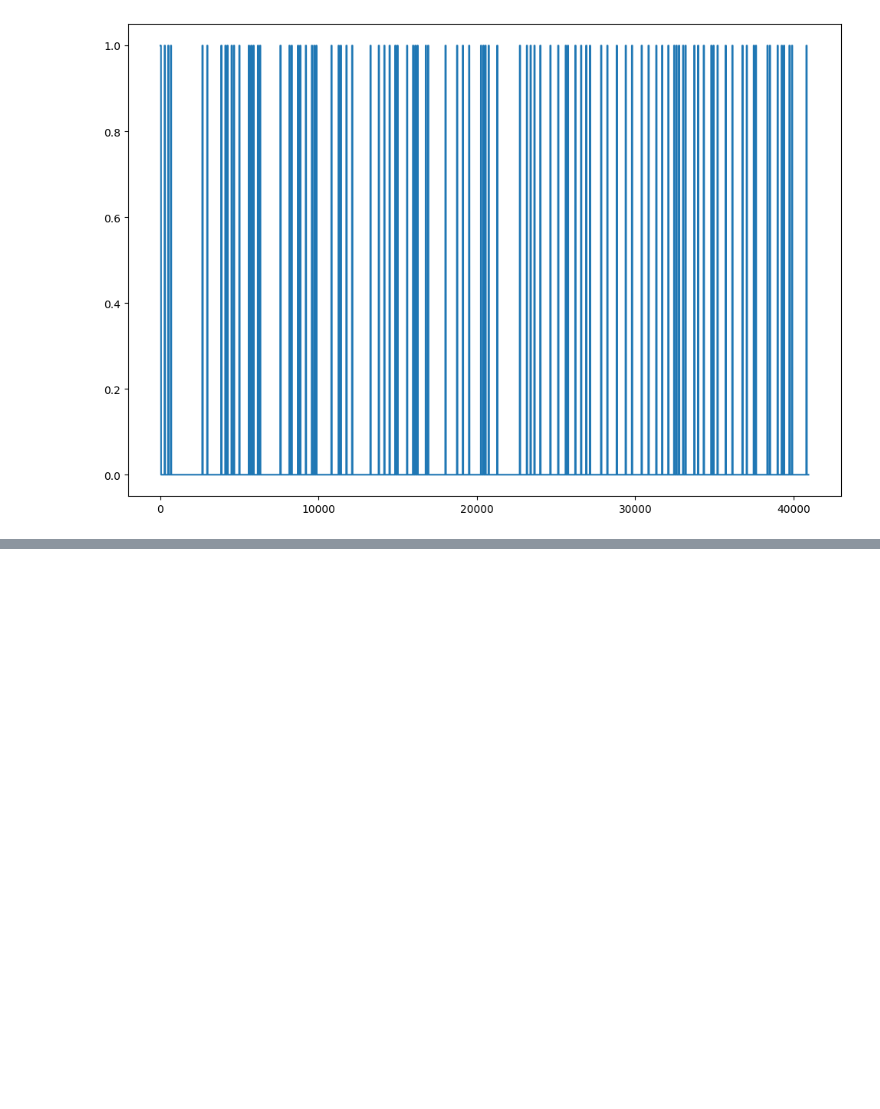
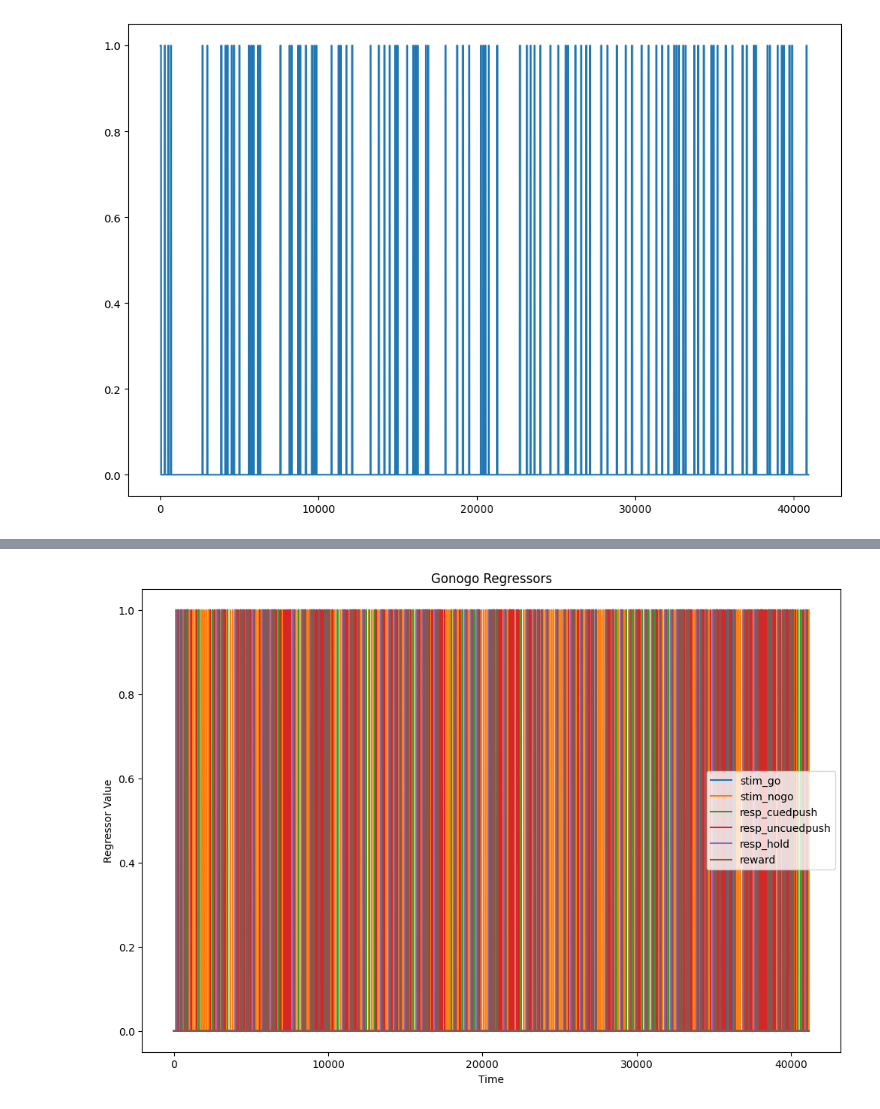
Before and after one commit to DuguidLab/visiomode_analysis, a Jupyter notebook: exploratory/session-regressors.ipynb, the cells around one changed output, grey strips where cells are left out. Drawn from its saved outputs; the diff is of its cells as text; code cells hidden in the pictures; blank space fills up the shorter version.

Commit message:
vectorise regressor generation

```diff
--- a/exploratory/session-regressors.ipynb
+++ b/exploratory/session-regressors.ipynb
@@ -161,3 +162,15 @@ plt.plot(regr_reward, label="Reward")
 # %% [output]
 [<matplotlib.lines.Line2D at 0x...>]
 [figure]
+# %%
+regressors, labels = regressor.generate_gonogo_regressors(
+    df,
+    timestamps,
+    go_stim_id=GO_STIM,
+    nogo_stim_id=NOGO_STIM,
+    uncued_push_id="precued",
+    correct_outcome_id="correct",
+    lever_push_duration=0.07,
+    stimulus_duration=0.15,
+    reward_duration=1.5,
+)
@@ -163,0 +187,12 @@ plt.plot(regr_reward, label="Reward")
+# %%
+# plot regressors
+plt.figure(figsize=(12, 8))
+for i, label in enumerate(labels):
+    plt.plot(regressors[:, i], label=labels[i])
+plt.legend()
+plt.xlabel("Time")
+plt.ylabel("Regressor Value")
+plt.title("Gonogo Regressors")
+plt.show()
+# %% [output]
+[figure, added]
```
Also changed, not shown: parts of 2 cells of this notebook, 1 other file.
